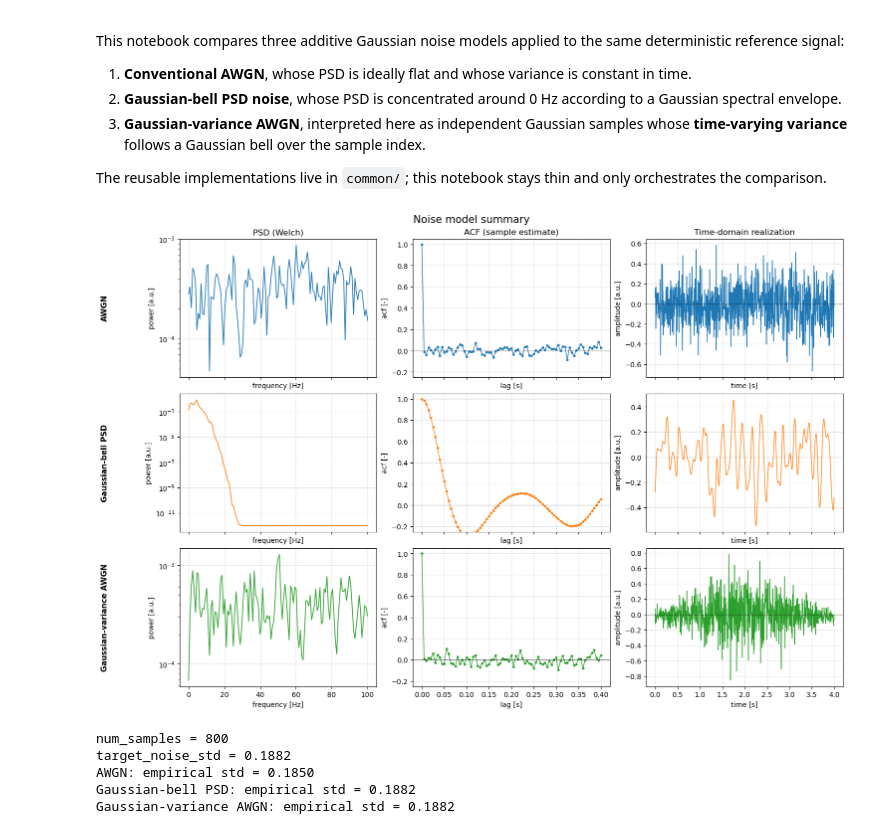
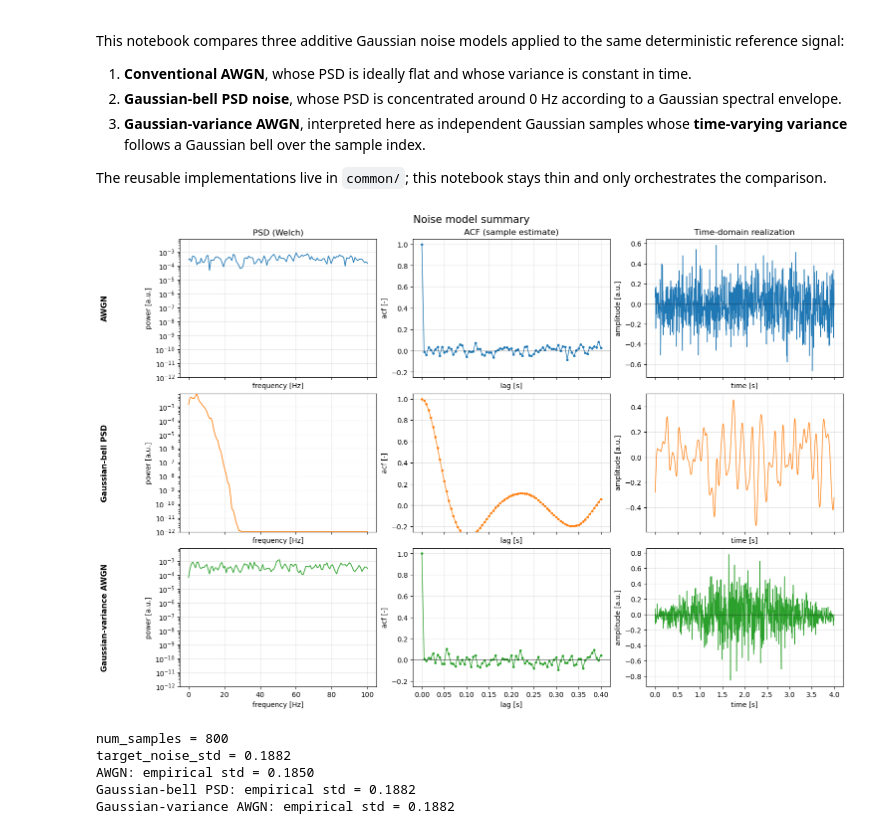
Before and after one commit to AlmondSund/RandomSignalsTheory, a Jupyter notebook: notebooks/noise.ipynb, the cells around one changed output. Cells and saved outputs as stored; diff of their text form; code cells hidden in the pictures.

Commit message:
noise models

```diff
--- a/notebooks/noise.ipynb
+++ b/notebooks/noise.ipynb
@@ -116,23 +116,41 @@ row_colors = ["tab:blue", "tab:orange", "tab:green"]
 for column_index, title in enumerate(column_titles):
     axes[0, column_index].set_title(title)
 
-for row_index, ((model_name, noise_t), color) in enumerate(zip(noise_models, row_colors, strict=True)):
+plot_rows = []
+for (model_name, noise_t), color in zip(noise_models, row_colors, strict=True):
     frequency_hz, psd = estimate_welch_psd(noise_t, sample_rate_hz=sample_rate_hz)
     lag_samples, acf = estimate_sample_acf(noise_t, max_lag_samples=max_lag_samples)
+    plot_rows.append(
+        {
+            "model_name": model_name,
+            "noise_t": noise_t,
+            "color": color,
+            "frequency_hz": frequency_hz,
+            "psd": np.maximum(psd, 1e-12),
+            "lag_samples": lag_samples,
+            "acf": acf,
+        }
+    )
 
+global_psd_min = min(float(np.min(row["psd"])) for row in plot_rows)
+global_psd_max = max(float(np.max(row["psd"])) for row in plot_rows)
+global_psd_max = max(global_psd_max, global_psd_min * 10.0)
+
+for row_index, row in enumerate(plot_rows):
     axes[row_index, 0].semilogy(
-        frequency_hz,
-        np.maximum(psd, 1e-12),
-        color=color,
+        row["frequency_hz"],
+        row["psd"],
+        color=row["color"],
         linewidth=1.2,
     )
+    axes[row_index, 0].set_ylim(global_psd_min, global_psd_max)
     axes[row_index, 0].set_ylabel("power [a.u.]")
     axes[row_index, 0].grid(alpha=0.3)
 
     axes[row_index, 1].plot(
-        lag_samples / sample_rate_hz,
-        acf,
-        color=color,
+        row["lag_samples"] / sample_rate_hz,
+        row["acf"],
+        color=row["color"],
         marker="o",
         markersize=2.5,
         linewidth=1.0,
@@ -142,39 +160,39 @@ for row_index, ((model_name, noise_t), color) in enumerate(zip(noise_models, row
     axes[row_index, 1].set_ylabel("acf [-]")
     axes[row_index, 1].grid(alpha=0.3)
 
-    axes[row_index, 2].plot(time_s, noise_t, color=color, linewidth=1.0)
+    axes[row_index, 2].plot(time_s, row["noise_t"], color=row["color"], linewidth=1.0)
     axes[row_index, 2].axhline(0.0, color="black", linewidth=0.8, alpha=0.6)
     axes[row_index, 2].set_ylabel("amplitude [a.u.]")
     axes[row_index, 2].grid(alpha=0.3)
 
     axes[row_index, 0].text(
         -0.38,
         0.5,
-        model_name,
+        row["model_name"],
         transform=axes[row_index, 0].transAxes,
         rotation=90,
         va="center",
         ha="center",
         fontsize=11,
         fontweight="bold",
     )
 
 for axis in axes[:, 0]:
     axis.set_xlabel("frequency [Hz]")
 for axis in axes[:, 1]:
     axis.set_xlabel("lag [s]")
 for axis in axes[:, 2]:
     axis.set_xlabel("time [s]")
 
 figure.suptitle("Noise model summary", fontsize=15)
 plt.show()
 
 print(f"num_samples = {num_samples}")
 print(f"target_noise_std = {target_noise_std:.4f}")
 for model_name, noise_t in noise_models:
     print(f"{model_name}: empirical std = {np.std(noise_t, dtype=np.float64):.4f}")
 # %% [output]
-[figure, old version]
+[figure, new version]
 num_samples = 800
 target_noise_std = 0.1882
 AWGN: empirical std = 0.1850
```
